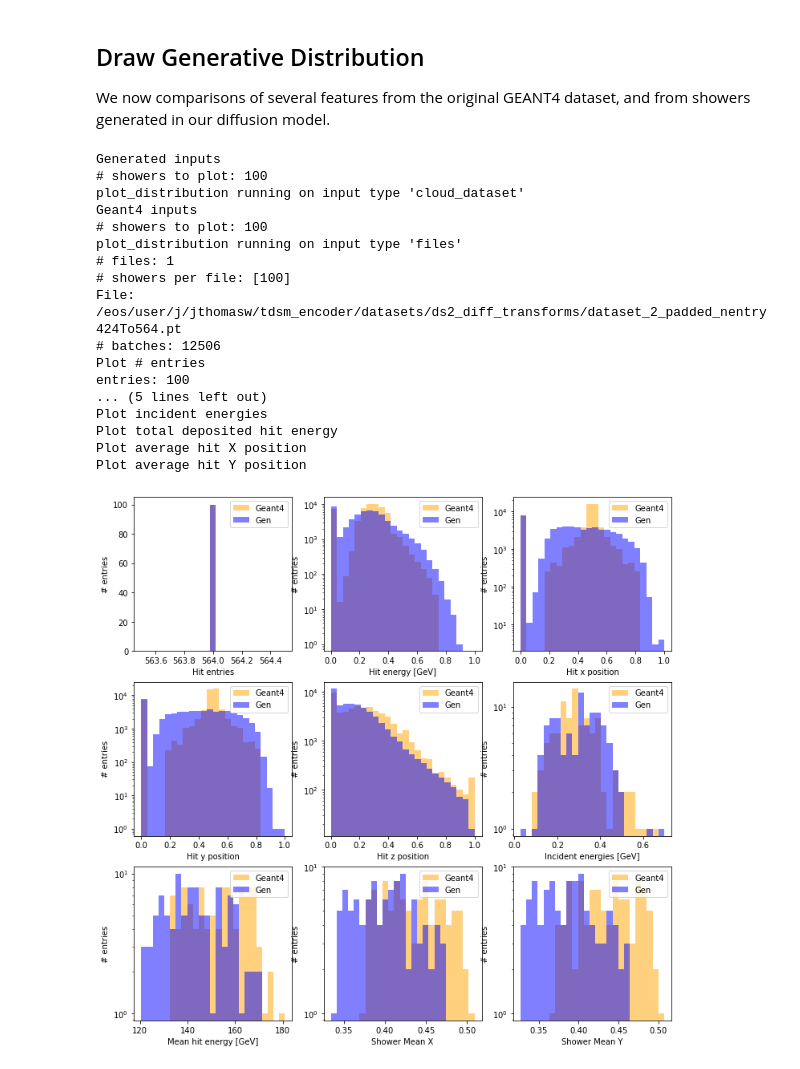
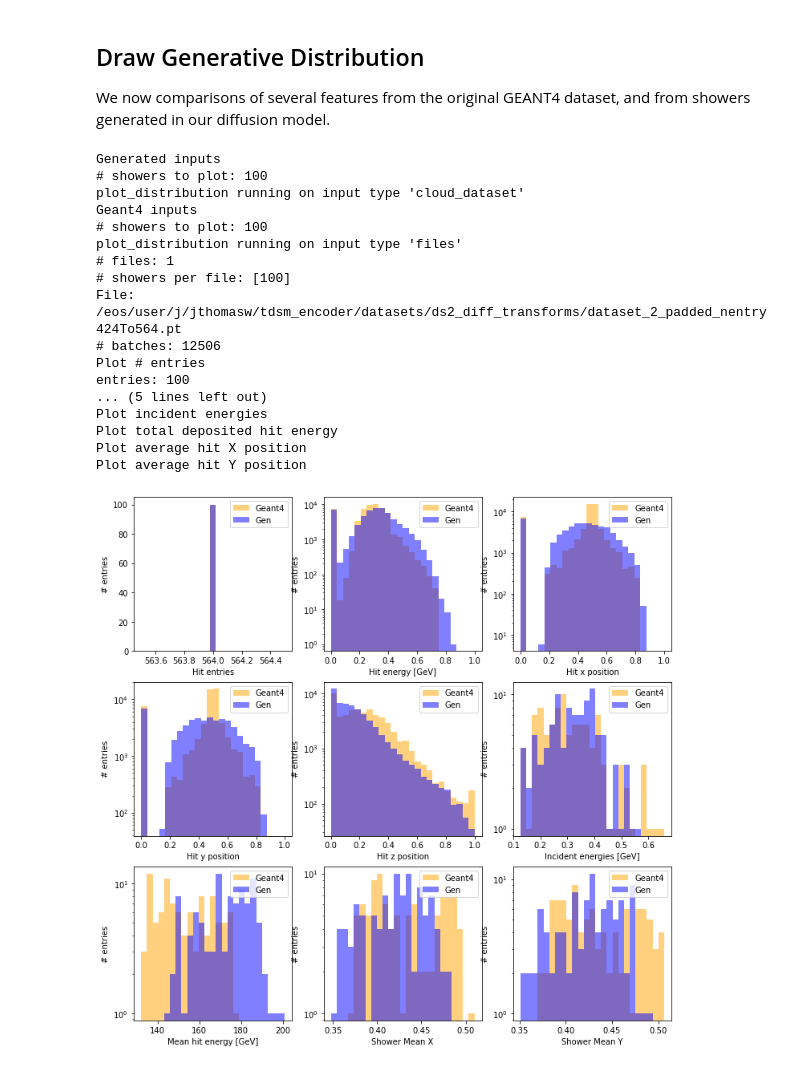
Before and after one commit to vincentchen566/tdsm_encoder, a Jupyter notebook: notebooks/6_sampling.ipynb, the cells around one changed output. Saved outputs shown, nothing was run; the diff lists cells and outputs as text; code cells hidden in the pictures.

```diff
--- a/notebooks/6_sampling.ipynb
+++ b/notebooks/6_sampling.ipynb
@@ -446,7 +446,7 @@ n_showers_2_gen =  100
 
 # Distributions object for generated files
 print(f'Generated inputs')
-output_directory = 'sampling_test_ds2_diff_transforms_20240103_1053_output'
+output_directory = 'sampling_test_ds2_diff_transforms_20240105_0954_output'
 plot_file_name = os.path.join(output_directory, 'sample.pt')
 custom_data = utils.cloud_dataset(plot_file_name,device=device)
 # When providing just cloud dataset, energy_trans_file needs to include full path
@@ -561,31 +561,31 @@ bins=np.histogram(np.hstack((average_y_shower_geant,average_y_shower_gen)), bins
 #bins=np.linspace(0,100,100)
 ax[2][2].set_ylabel('# entries')
 ax[2][2].set_xlabel('Shower Mean Y')
 ax[2][2].hist(average_y_shower_geant, bins, alpha=0.5, color='orange', label='Geant4')
 ax[2][2].hist(average_y_shower_gen, bins, alpha=0.5, color='blue', label='Gen')
 ax[2][2].set_yscale('log')
 ax[2][2].legend(loc='upper right')
 
 fig.show()
 
 fig_name = os.path.join(output_directory, 'Geant_Gen_comparison.png')
 fig.savefig(fig_name)
 # %% [output]
 Generated inputs
 # showers to plot: 100
 plot_distribution running on input type 'cloud_dataset'
 Geant4 inputs
 # showers to plot: 100
 plot_distribution running on input type 'files'
 # files: 1
 # showers per file: [100]
 File: /eos/user/j/jthomasw/tdsm_encoder/datasets/ds2_diff_transforms/dataset_2_padded_nentry424To564.pt
 # batches: 12506
 Plot # entries
 entries: 100
 ... (5 lines left out)
 Plot incident energies
 Plot total deposited hit energy
 Plot average hit X position
 Plot average hit Y position
-[figure, old version]
+[figure, new version]
```
Also changed, not shown: parts of 3 cells of this notebook, 3 other files.
